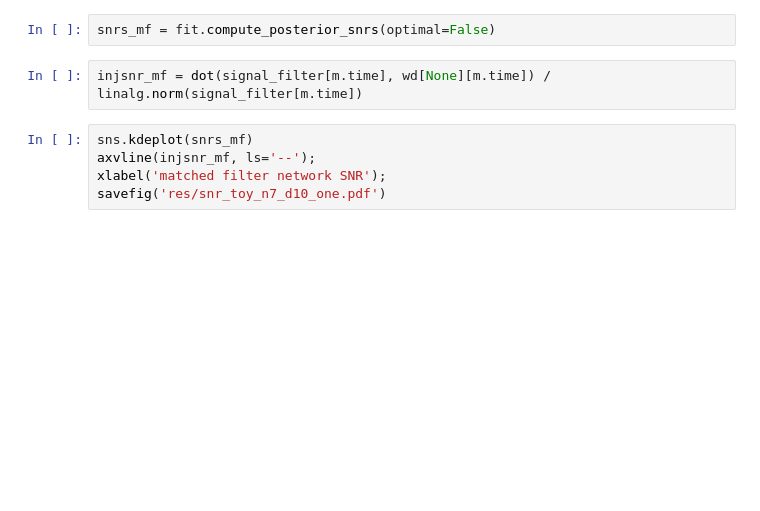
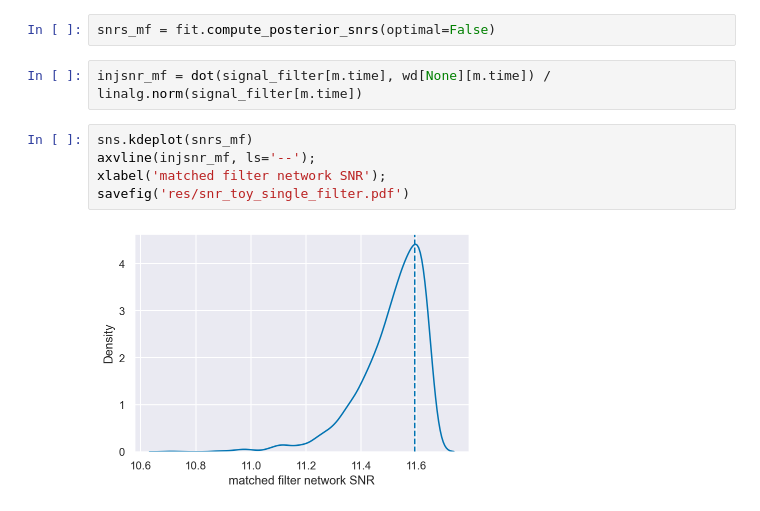
Before and after one commit to Sizheng-Ma/ringdown, a Jupyter notebook: docs/examples/from_nr_sinusoid_mchi.ipynb, the cells around one changed output. Cells and saved outputs as stored; diff of their text form; blank space fills up the shorter version.

```diff
--- a/docs/examples/from_nr_sinusoid_mchi.ipynb
+++ b/docs/examples/from_nr_sinusoid_mchi.ipynb
@@ -273,5 +290,7 @@ injsnr_mf = dot(signal_filter[m.time], wd[None][m.time]) / linalg.norm(signal_fi
 # %%
 sns.kdeplot(snrs_mf)
 axvline(injsnr_mf, ls='--');
 xlabel('matched filter network SNR');
-savefig('res/snr_toy_n7_d10_one.pdf')
+savefig('res/snr_toy_single_filter.pdf')
+# %% [output]
+[figure, added]
```
Also changed, not shown: parts of 12 cells of this notebook.
